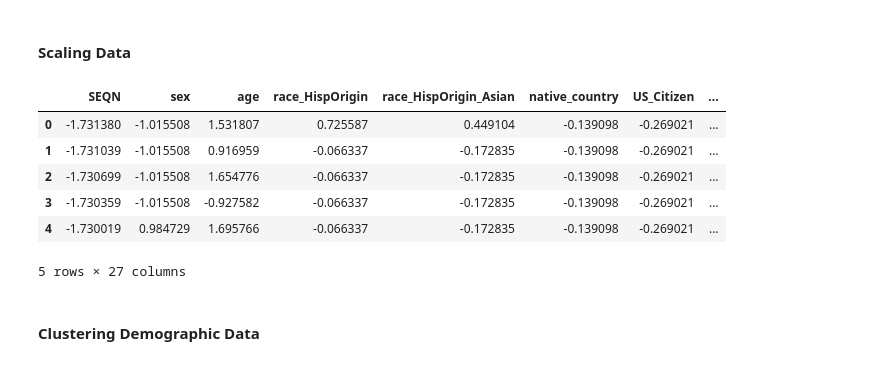
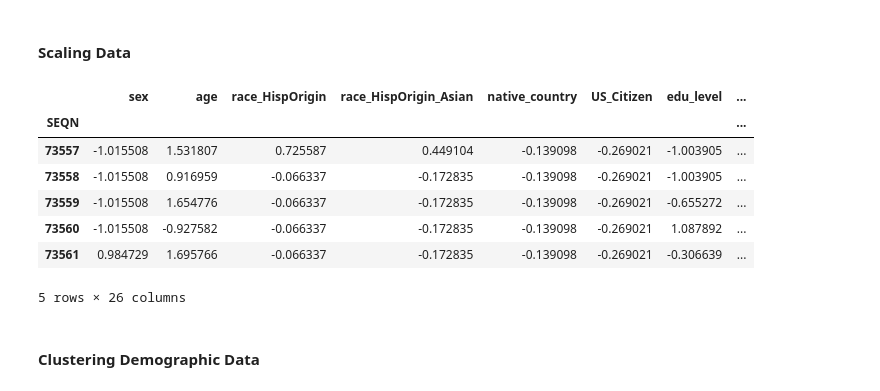
Before and after one commit to ysouffront1/CapstoneJulyNYC, a Jupyter notebook: Sprint_1/NHANES_EDA.ipynb, the cells around one changed output. Saved outputs shown, nothing was run; the diff lists cells and outputs as text; code cells hidden in the pictures.

```diff
--- a/Sprint_1/NHANES_EDA.ipynb
+++ b/Sprint_1/NHANES_EDA.ipynb
@@ -30,3 +30,5 @@ demographic_df.head()
 | 3 | 73560 | 1 | 9 | 3 | 3 | 1 | 1.0 | ... |
 | 4 | 73561 | 2 | 73 | 3 | 3 | 1 | 1.0 | ... |
 5 rows × 27 columns
+# %%
+demographic_df = demographic_df.set_index('SEQN')
@@ -35,24 +54,25 @@ demographic_df.head()
 # %%
 #Scaling Clean Demographic Data
 # 1. Import the scaler
 from sklearn.preprocessing import StandardScaler
 
 # 2. make a scaler
 my_standard_scaler = StandardScaler()
 
 # 3. fit the scaler
 my_standard_scaler.fit(demographic_df)
 
 # 4. transform the data. Notice we get back a numpy array even if we put in a dataframe
 scaled_demographic_df_data = my_standard_scaler.transform(demographic_df)
 
-scaled_demographic_df = pd.DataFrame(columns=demographic_df.columns, data=scaled_demographic_df_data)
+scaled_demographic_df = pd.DataFrame(columns=demographic_df.columns, data=scaled_demographic_df_data, index = demographic_df.index)
 scaled_demographic_df.head()
 # %% [output]
-|  | SEQN | sex | age | race_HispOrigin | race_HispOrigin_Asian | native_country | US_Citizen | ... |
-| 0 | -1.731380 | -1.015508 | 1.531807 | 0.725587 | 0.449104 | -0.139098 | -0.269021 | ... |
-| 1 | -1.731039 | -1.015508 | 0.916959 | -0.066337 | -0.172835 | -0.139098 | -0.269021 | ... |
-| 2 | -1.730699 | -1.015508 | 1.654776 | -0.066337 | -0.172835 | -0.139098 | -0.269021 | ... |
-| 3 | -1.730359 | -1.015508 | -0.927582 | -0.066337 | -0.172835 | -0.139098 | -0.269021 | ... |
-| 4 | -1.730019 | 0.984729 | 1.695766 | -0.066337 | -0.172835 | -0.139098 | -0.269021 | ... |
+|  | sex | age | race_HispOrigin | race_HispOrigin_Asian | native_country | US_Citizen | edu_level | ... |
+| SEQN |  |  |  |  |  |  |  | ... |
+| 73557 | -1.015508 | 1.531807 | 0.725587 | 0.449104 | -0.139098 | -0.269021 | -1.003905 | ... |
+| 73558 | -1.015508 | 0.916959 | -0.066337 | -0.172835 | -0.139098 | -0.269021 | -1.003905 | ... |
+| 73559 | -1.015508 | 1.654776 | -0.066337 | -0.172835 | -0.139098 | -0.269021 | -0.655272 | ... |
+| 73560 | -1.015508 | -0.927582 | -0.066337 | -0.172835 | -0.139098 | -0.269021 | 1.087892 | ... |
+| 73561 | 0.984729 | 1.695766 | -0.066337 | -0.172835 | -0.139098 | -0.269021 | -0.306639 | ... |
-5 rows × 27 columns
+5 rows × 26 columns
```
Also changed, not shown: parts of 11 cells of this notebook, 2 other files.
